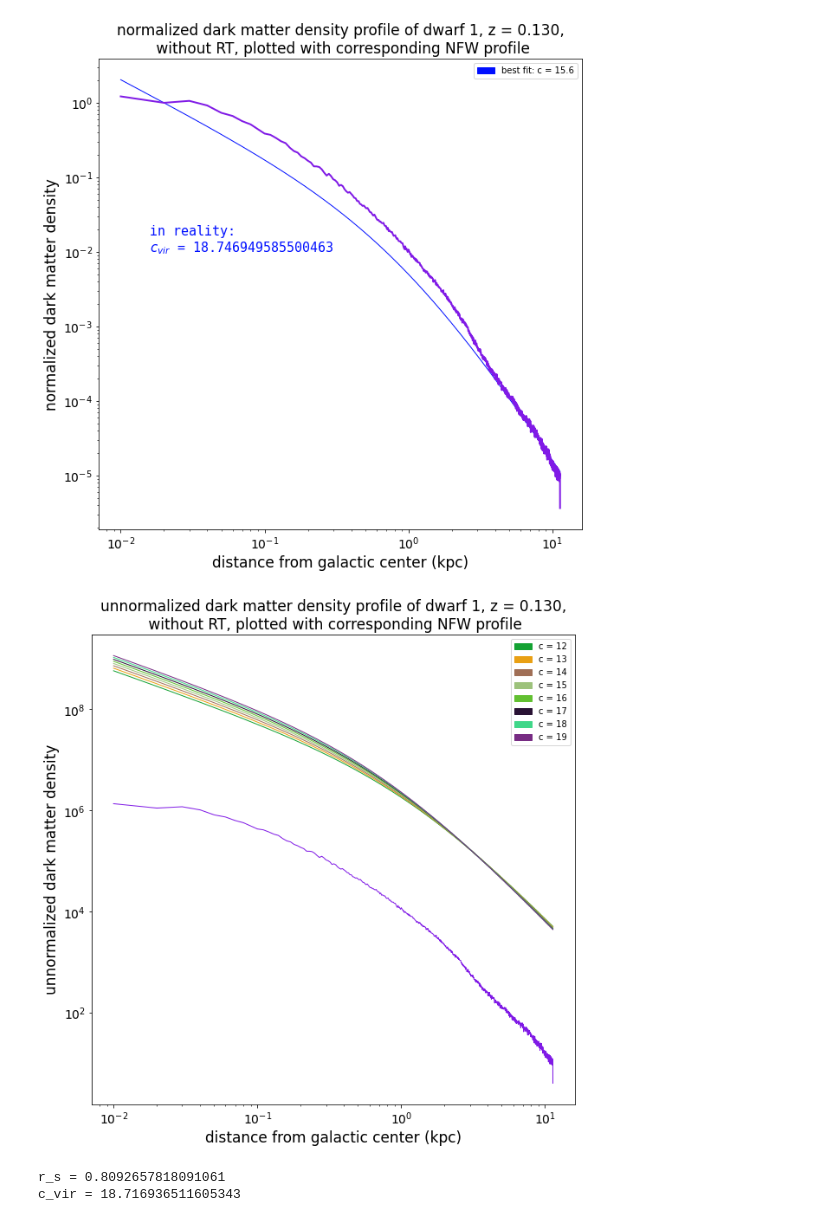
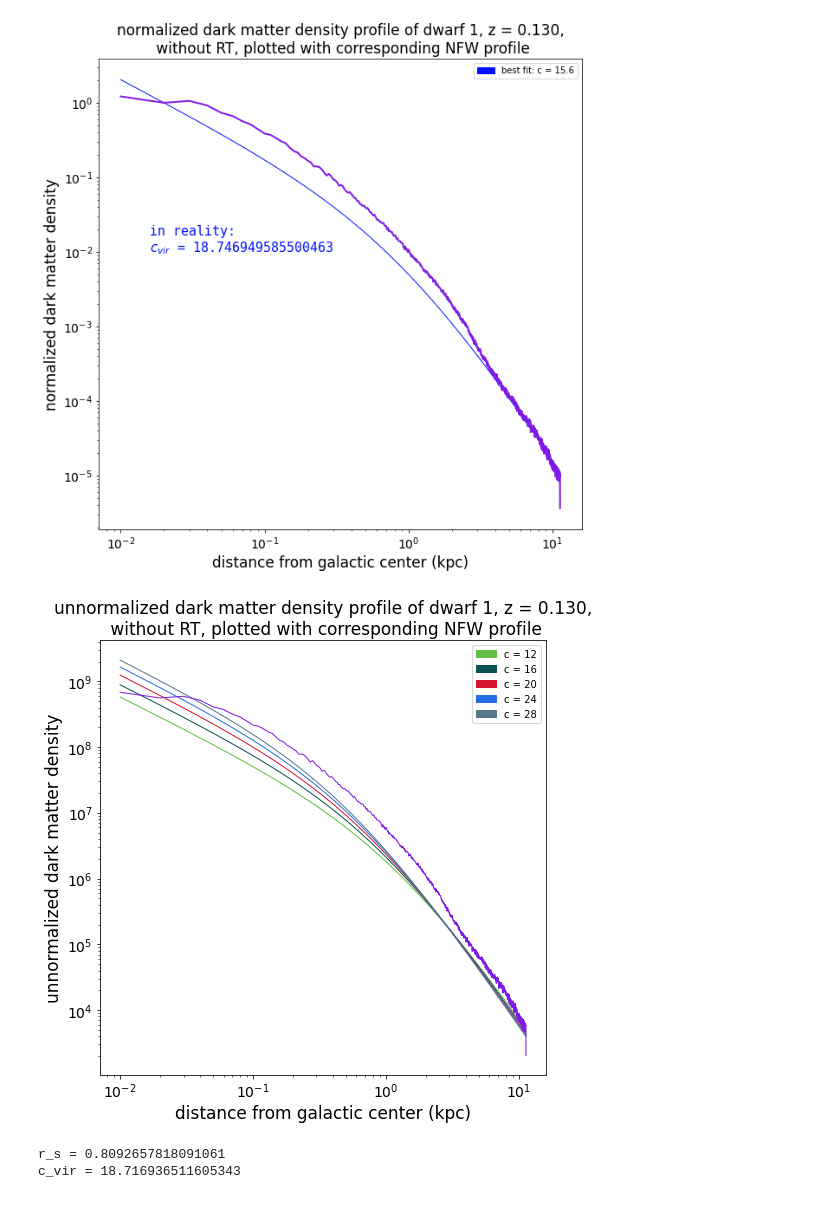
Before and after one commit to nguyenbinh1612/Binh_UFD, a Jupyter notebook: fit-with-NFW-dwarf1.ipynb, the cells around one changed output. Cells and saved outputs as stored; diff of their text form; code cells hidden in the pictures.

```diff
--- a/fit-with-NFW-dwarf1.ipynb
+++ b/fit-with-NFW-dwarf1.ipynb
@@ -156,37 +158,37 @@ for radius_value in rad_array290_noRT:
     how_many_particles = np.size(particles)
     shell_volume = 4/3*np.pi*((radius_value + 0.01)**3 - radius_value**3)
     density_profile290_noRT[i] = how_many_particles / shell_volume
     i += 1
 
-plt.figure(figsize=(10,10))
+plt.figure(figsize=(8,8))
 
 all_the_legends = []
 
-for c_value in np.arange(12, 20, 1):
+for c_value in np.arange(12, 32, 4):
     r = np.random.random()
     g = np.random.random()
     b = np.random.random()
     density_profile6 = halo6.rho(radius6, c_value) # remember: radius6 = np.arange(0.01, 11.34, 0.01), unit: kpc
     plt.plot(radius6, density_profile6, color=(r, g, b), linewidth=1)
     each_legend = mpatches.Patch(color=(r, g, b), label='c = ' + str(round(c_value, 1)))
     all_the_legends.append(each_legend)
 
-plt.plot(radius6, density_profile290_noRT, color=(0.5, 0.1, 0.9, 1), linewidth=1)
+plt.plot(radius6, density_profile290_noRT * 500, color=(0.5, 0.1, 0.9, 1), linewidth=1)
 
 plt.legend(handles=all_the_legends, loc='upper right')
 
 plt.xlabel('distance from galactic center (kpc)', fontsize=17)
 plt.ylabel('unnormalized dark matter density', fontsize=17) # using LATEX here!
 plt.xticks(fontsize=14)
 plt.yticks(fontsize=14)
 plt.xscale('log')
 plt.yscale('log')
 
 plt.title('unnormalized dark matter density profile of dwarf 1, z = 0.130,\n without RT, plotted with corresponding NFW profile', loc='center', fontsize=17)
 
 plt.show()
 # %% [output]
-[figure, old version]
+[figure, new version]
 # %%
 '''THIS PART WORKS WITH RT'''
 
```
Also changed, not shown: parts of 3 cells of this notebook.
